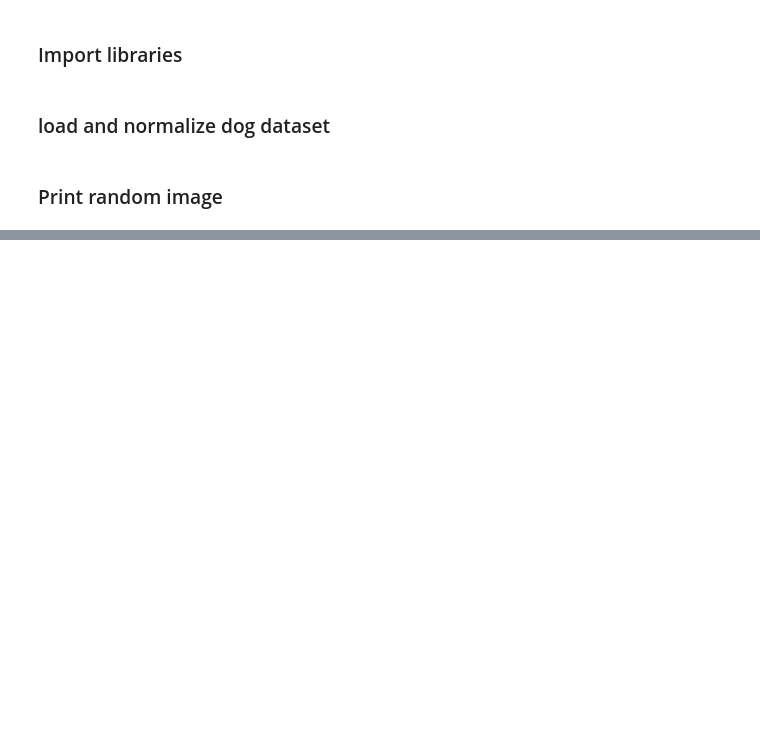
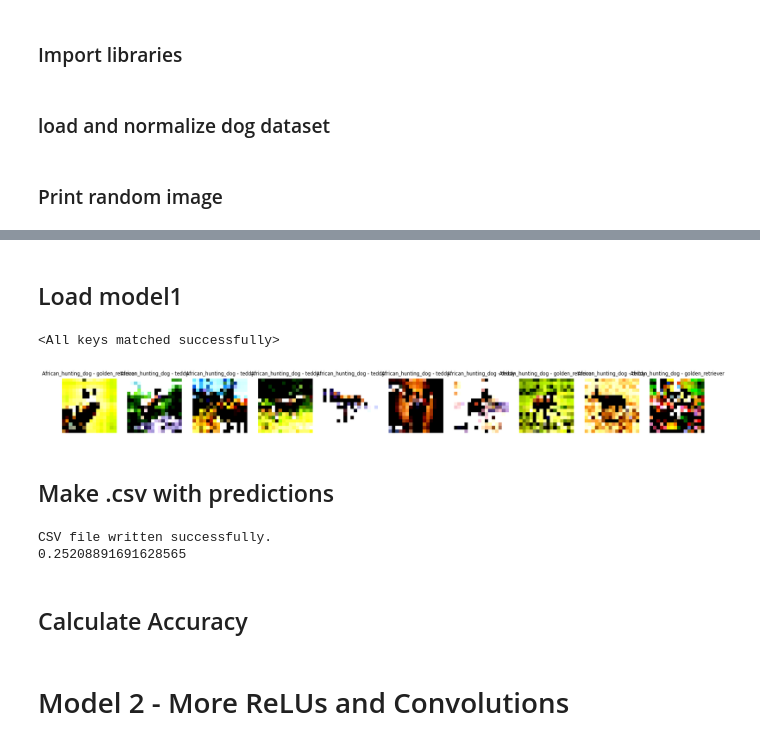
Before and after one commit to ChrisKnaden/convolutional_neural_network, a Jupyter notebook: cnn.ipynb, the cells around one changed output, grey strips where cells are left out. Saved outputs shown, nothing was run; the diff lists cells and outputs as text; code cells hidden in the pictures; blank space fills up the shorter version.

```diff
--- a/cnn.ipynb
+++ b/cnn.ipynb
@@ -130,7 +159,7 @@ class MyCNNModel(nn.Module):
         y_hat = self(X)   # y_hat = prediction, self(X) calls the forward() function above
         # y_hat needs to be the shape (batch_size, classes)
         # y needs to be the shape of batch_size and contain the class of each sample
-        # calculates the "cross_entropy"-loss, is y_hat == y
+        # calculates the "cross_entropy"-loss, is prediction == actual image
         return F.cross_entropy(y_hat, y)
 
     def validation_step(self, X, y):
@@ -153,11 +182,12 @@ class MyCNNModel(nn.Module):
         for epoch in range(epochs):
             print(f'{epoch+1}/{epochs}:')
             # Training
-            self.train() # Set model to training mode
+            self.train() # Set model to training model
             # tqm = loading bar, tepoch == array of all batches
             with tqdm(train_loader, unit="batch", desc='Train: ', colour='#1f77b4',\
                       file=sys.stdout, ncols=80) as tepoch:
                 # for each batch in tepoch
+                correct = 0
                 for X,y in tepoch:
                     optimizer.zero_grad(set_to_none=True) # Sets all gradients to Zero
                     loss = self.train_step(X, y) # Execute Forward pass
@@ -169,8 +199,8 @@ class MyCNNModel(nn.Module):
             self.eval() # Set model to validation mode
             with tqdm(train_loader, unit="batch", desc='Valid: ', colour='#ff7f0e',\
                       file=sys.stdout, ncols=80) as tepoch:
+
                 for X,y in tepoch:
                     loss_valid = self.validation_step(X, y) # Execute Forward pass without gradients
                     tepoch.set_postfix(loss=f'{loss_valid.item():1.4f}') # Update progress bar
-
         return self
@@ -193,9 +227,66 @@ KeyboardInterrupt:
+# %% [markdown]
+## Load model1
+# %%
+model1 = MyCNNModel(
+    # different functions from torch.nn to modify the model
+    nn.Conv2d(3, 6, (5,5), padding='same'),
+    nn.ReLU(),
+    nn.MaxPool2d(2, 2),
+    nn.Conv2d(6, 16, (5,5), padding='same'),
+    nn.ReLU(),
+    nn.AdaptiveMaxPool2d(1),
+    nn.Flatten(1),
+    nn.Linear(16, 20), # 20 because 20 classes
+    classes=train_set.classes,
+)
+model1.load_state_dict(torch.load('/home/ck/Documents/Deep_Learning_Python/convolutional_neural_network/model1.pt'))
+# %% [output]
+<All keys matched successfully>
 # %%
-f, axarr = plt.subplots(1,10, figsize=(12, 12))
+f, axarr = plt.subplots(1,10, figsize=(20, 20))
 for i in range(10):
-    X,y = testset[i]
+    X,y = train_set[i]
     y_hat = model1.predict(X.unsqueeze(0))[0]
-    X,y = X.transpose(0,-1).transpose(0,1) * 0.5 + 0.5, testset.classes[y]
+    X = X.transpose(0, -1).transpose(0, 1)
+    X = np.clip(X, 0, 1)  # Clip values to the valid range [0, 1]
+    y = train_set.classes[y]
     axarr[i].imshow(X)
     axarr[i].axis('off')
     axarr[i].set_title(f'{y} - {y_hat}', fontsize='small')
+# %% [output]
+[figure, added]
+# %% [markdown]
+## Make .csv with predictions
+# %%
+import os
+import csv
+csv_file = '/home/ck/Documents/Deep_Learning_Python/convolutional_neural_network/prediction.csv'
+
+filenames = []
+for image_path, _ in test_set.samples:
+    filename = os.path.basename(image_path)
+    filenames.append(filename)
+
+predictions = []
+for i in range(len(test_set)):
+    X,y = test_set[i]
+    y_hat = model1.predict(X.unsqueeze(0))[0]
+    predictions.append(y_hat)
+
+
+data = np.column_stack((filenames, predictions))
+with open(csv_file, mode='w', newline='') as file:
+    writer = csv.writer(file)
+    # Write the data to the CSV file
+    writer.writerows(data)
+
+print("CSV file written successfully.")
+
+
+# Accuracy on Validation Dataset
+print(AnalyseModel(val_data, model1, train_set.classes).getAccuracy())
+# %% [output]
+CSV file written successfully.
+0.25208891691628565
+# %% [markdown]
+## Calculate Accuracy
@@ -202,3 +318,5 @@ for i in range(10):
+# %% [markdown]
+# Model 2 - More ReLUs and Convolutions
 # %%
 model2 = MyCNNModel(
     nn.Conv2d(3, 8, (3,3), padding='same'),
```
Also changed, not shown: parts of 26 cells of this notebook.
